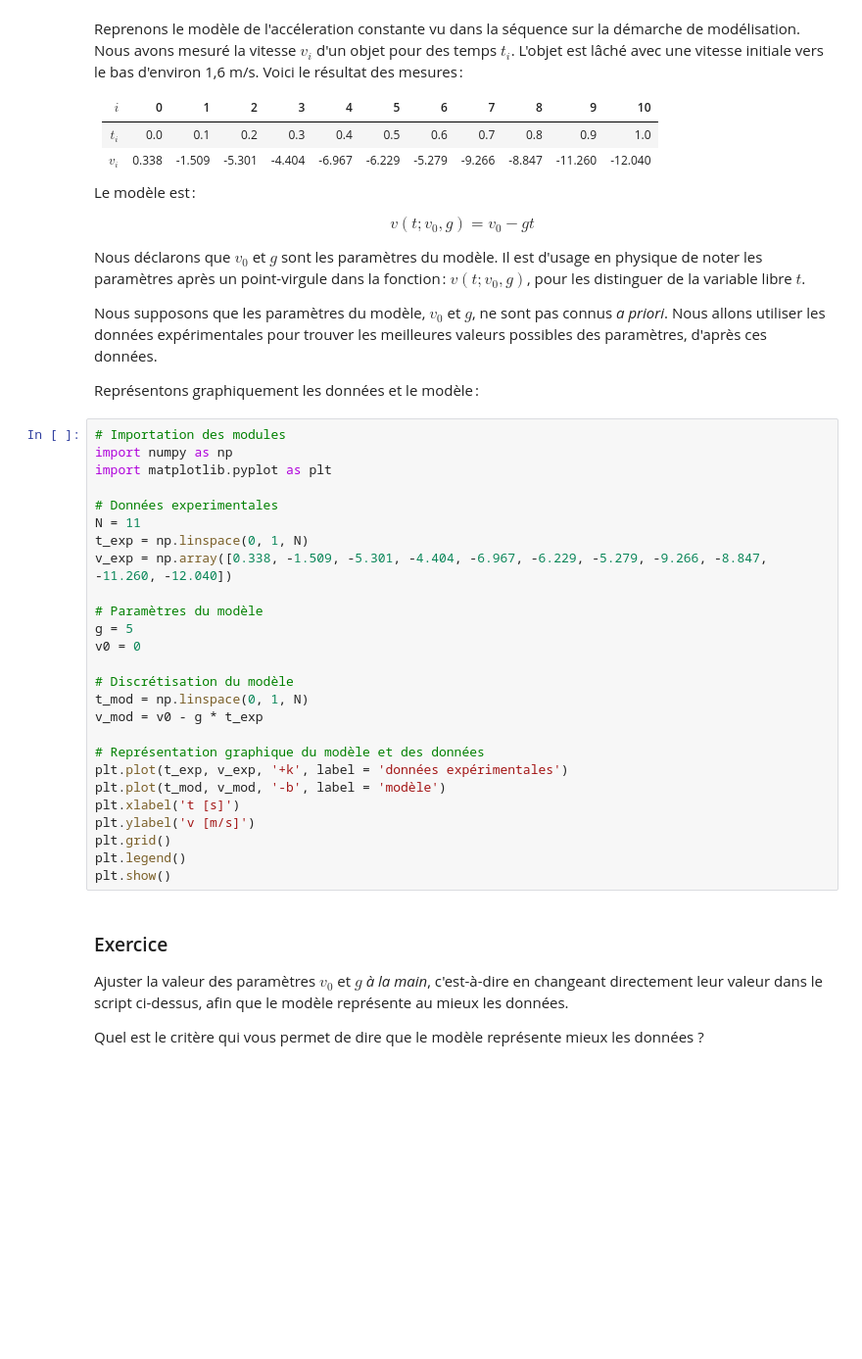
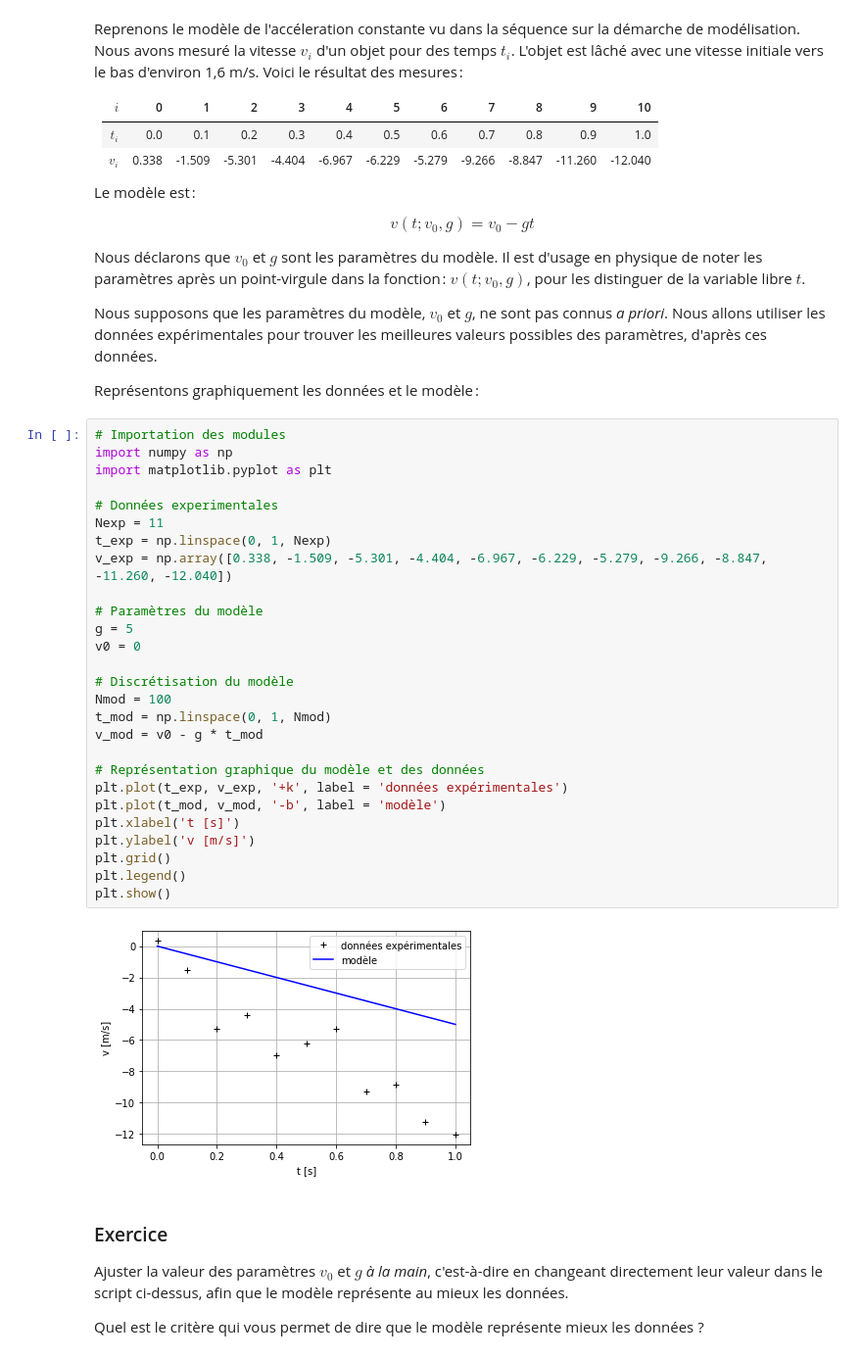
Before and after one commit to phys-mod/phys-mod.github.io, a Jupyter notebook: phys-mod/source/notebooks/ajustement-modele/cours-ajustement-modele.ipynb, the cells around one changed output. Shown: that part at 98% size. Drawn from its saved outputs; the diff is of its cells as text; blank space fills up the shorter version.

```diff
--- a/phys-mod/source/notebooks/ajustement-modele/cours-ajustement-modele.ipynb
+++ b/phys-mod/source/notebooks/ajustement-modele/cours-ajustement-modele.ipynb
@@ -30,29 +30,32 @@ Représentons graphiquement les données et le modèle :
 # %%
 # Importation des modules
 import numpy as np
 import matplotlib.pyplot as plt
 
 # Données experimentales
-N = 11
-t_exp = np.linspace(0, 1, N)
+Nexp = 11
+t_exp = np.linspace(0, 1, Nexp)
 v_exp = np.array([0.338, -1.509, -5.301, -4.404, -6.967, -6.229, -5.279, -9.266, -8.847, -11.260, -12.040])
 
 # Paramètres du modèle
 g = 5
 v0 = 0
 
 # Discrétisation du modèle
-t_mod = np.linspace(0, 1, N)
-v_mod = v0 - g * t_exp
+Nmod = 100
+t_mod = np.linspace(0, 1, Nmod)
+v_mod = v0 - g * t_mod
 
 # Représentation graphique du modèle et des données
 plt.plot(t_exp, v_exp, '+k', label = 'données expérimentales')
 plt.plot(t_mod, v_mod, '-b', label = 'modèle')
 plt.xlabel('t [s]')
 plt.ylabel('v [m/s]')
 plt.grid()
 plt.legend()
 plt.show()
+# %% [output]
+[figure, added]
 # %% [markdown]
 ### Exercice
 Ajuster la valeur des paramètres $v_0$ et $g$ *à la main*, c'est-à-dire en changeant directement leur valeur dans le script ci-dessus, afin que le modèle représente au mieux les données.
```
Also changed, not shown: parts of 6 cells of this notebook.
